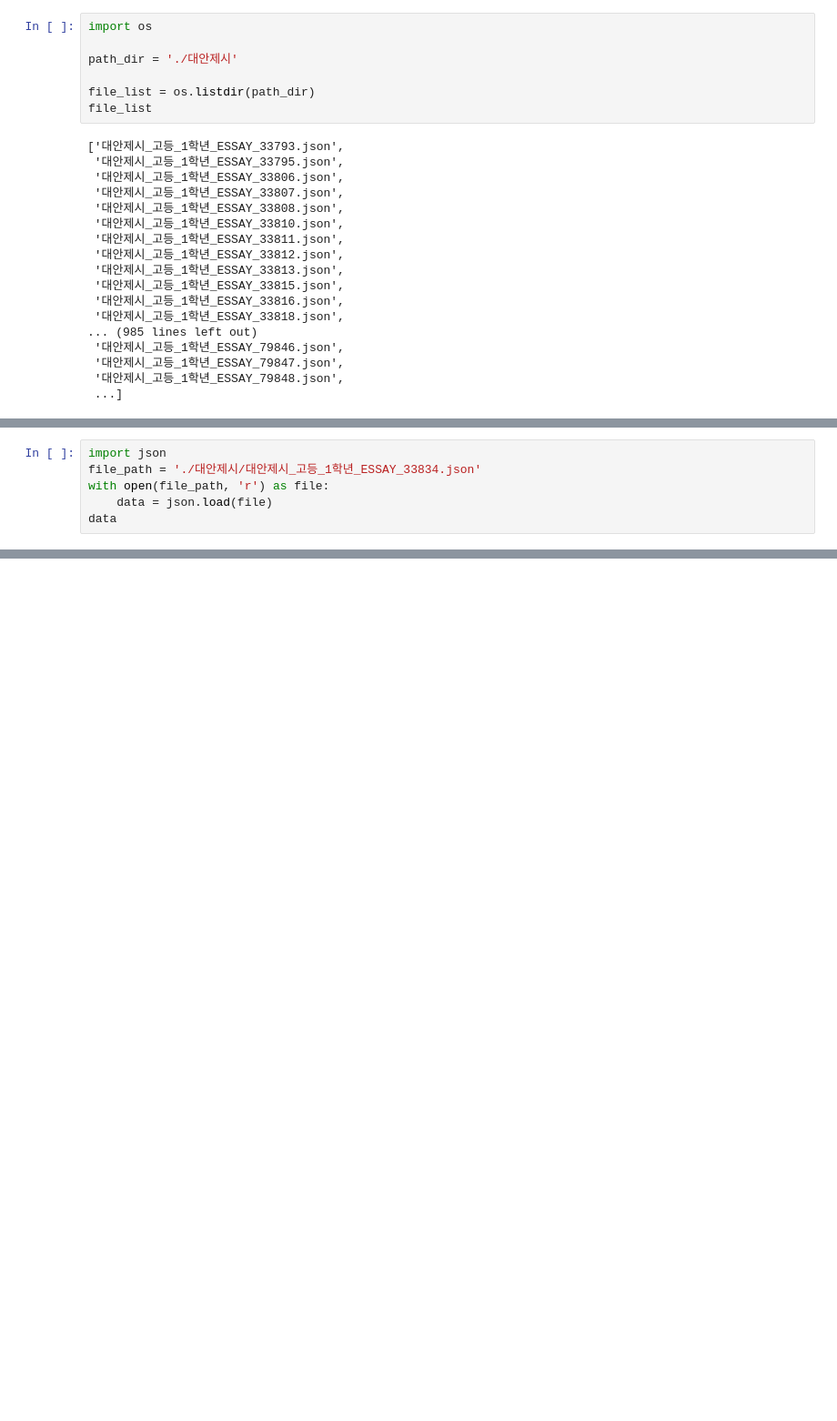
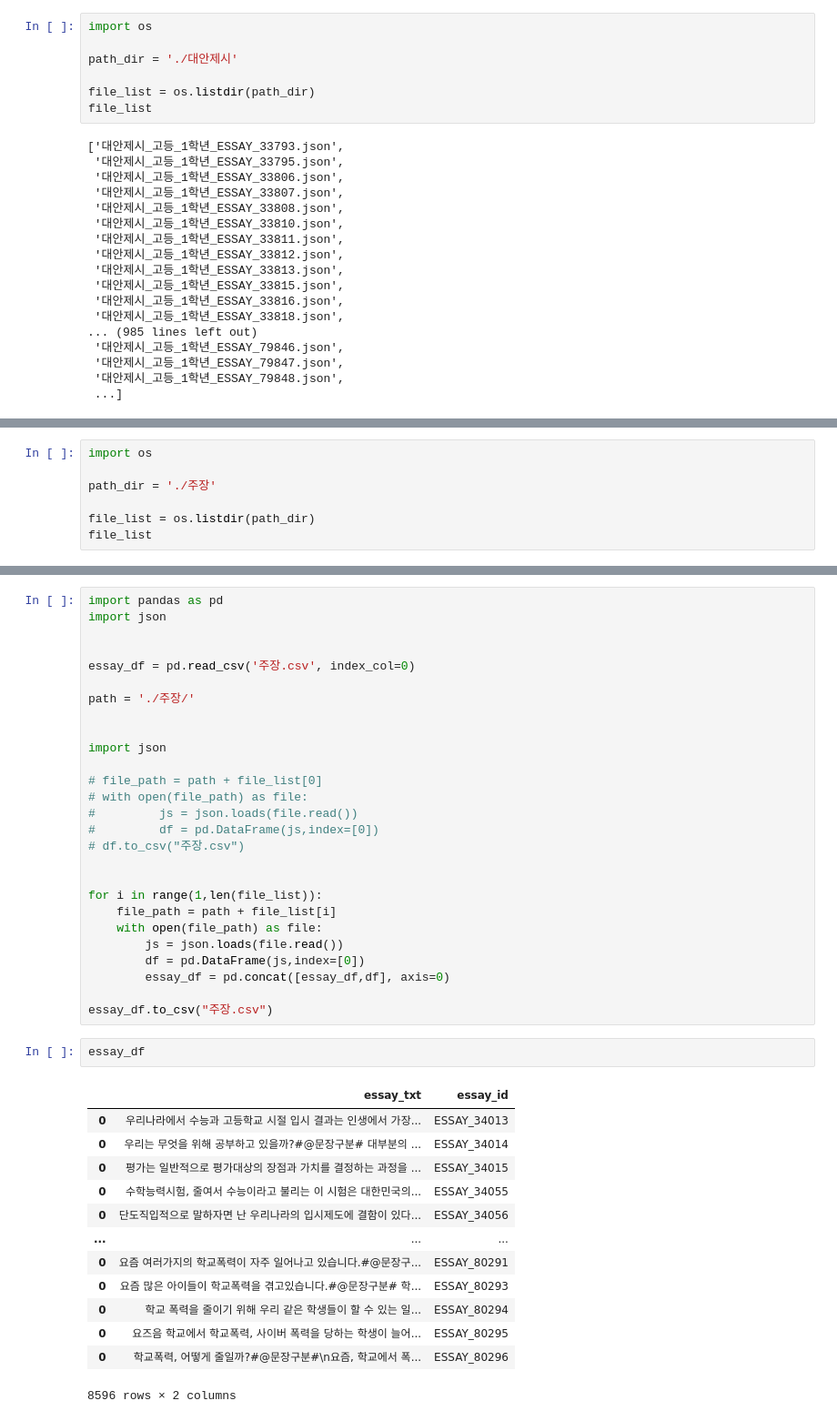
Before and after one commit to daegonYu/PandasDataTouch, a Jupyter notebook: ex.ipynb, the cells around one changed output, grey strips where cells are left out. Shown at 91% size. Drawn from its saved outputs; the diff is of its cells as text; blank space fills up the shorter version.

```diff
--- a/ex.ipynb
+++ b/ex.ipynb
@@ -49,6 +48,0 @@ df.to_csv("대안제시.csv")
-# %%
-import json
-file_path = './대안제시/대안제시_고등_1학년_ESSAY_33834.json'
-with open(file_path, 'r') as file:
-    data = json.load(file)
-data
@@ -57,0 +87,7 @@ data
+# %%
+import os
+
+path_dir = './주장'
+
+file_list = os.listdir(path_dir)
+file_list
@@ -57,0 +112,43 @@ data
+# %%
+import pandas as pd
+import json
+
+
+essay_df = pd.read_csv('주장.csv', index_col=0)
+
+path = './주장/'
+
+
+import json
+
+# file_path = path + file_list[0]
+# with open(file_path) as file:
+#         js = json.loads(file.read())
+#         df = pd.DataFrame(js,index=[0])
+# df.to_csv("주장.csv")
+
+
+for i in range(1,len(file_list)):
+    file_path = path + file_list[i]
+    with open(file_path) as file:
+        js = json.loads(file.read())
+        df = pd.DataFrame(js,index=[0])
+        essay_df = pd.concat([essay_df,df], axis=0)
+
+essay_df.to_csv("주장.csv")
+# %%
+essay_df
+# %% [output]
+|  | essay_txt | essay_id |
+| 0 | 우리나라에서 수능과 고등학교 시절 입시 결과는 인생에서 가장... | ESSAY_34013 |
+| 0 | 우리는 무엇을 위해 공부하고 있을까?#@문장구분# 대부분의 ... | ESSAY_34014 |
+| 0 | 평가는 일반적으로 평가대상의 장점과 가치를 결정하는 과정을 ... | ESSAY_34015 |
+| 0 | 수학능력시험, 줄여서 수능이라고 불리는 이 시험은 대한민국의... | ESSAY_34055 |
+| 0 | 단도직입적으로 말하자면 난 우리나라의 입시제도에 결함이 있다... | ESSAY_34056 |
+| ... | ... | ... |
+| 0 | 요즘 여러가지의 학교폭력이 자주 일어나고 있습니다.#@문장구... | ESSAY_80291 |
+| 0 | 요즘 많은 아이들이 학교폭력을 겪고있습니다.#@문장구분# 학... | ESSAY_80293 |
+| 0 | 학교 폭력을 줄이기 위해 우리 같은 학생들이 할 수 있는 일... | ESSAY_80294 |
+| 0 | 요즈음 학교에서 학교폭력, 사이버 폭력을 당하는 학생이 늘어... | ESSAY_80295 |
+| 0 | 학교폭력, 어떻게 줄일까?#@문장구분#\n요즘, 학교에서 폭... | ESSAY_80296 |
+8596 rows × 2 columns
```
Also changed, not shown: parts of 15 cells of this notebook, 1 other file.
